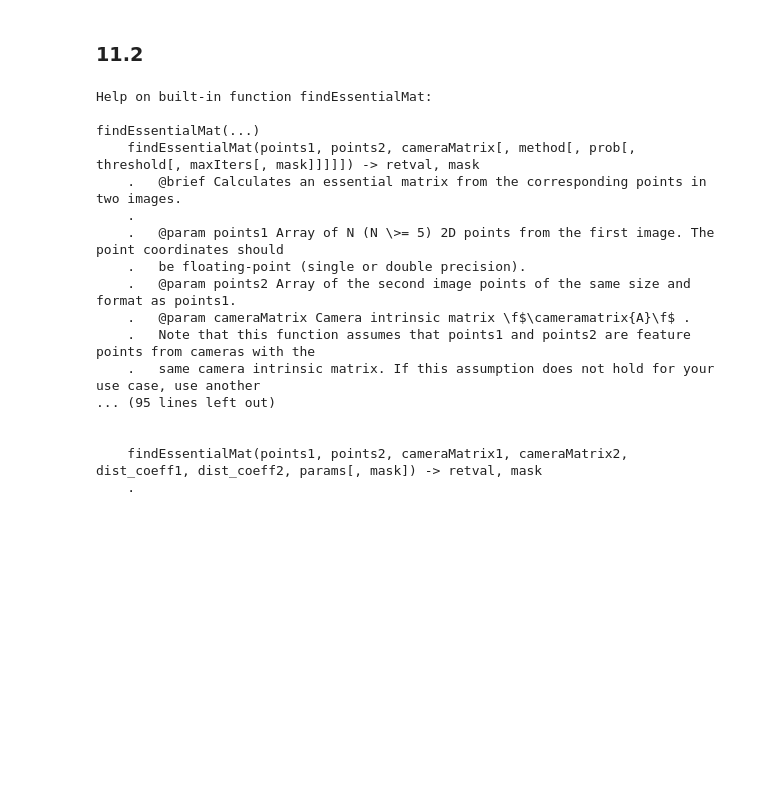
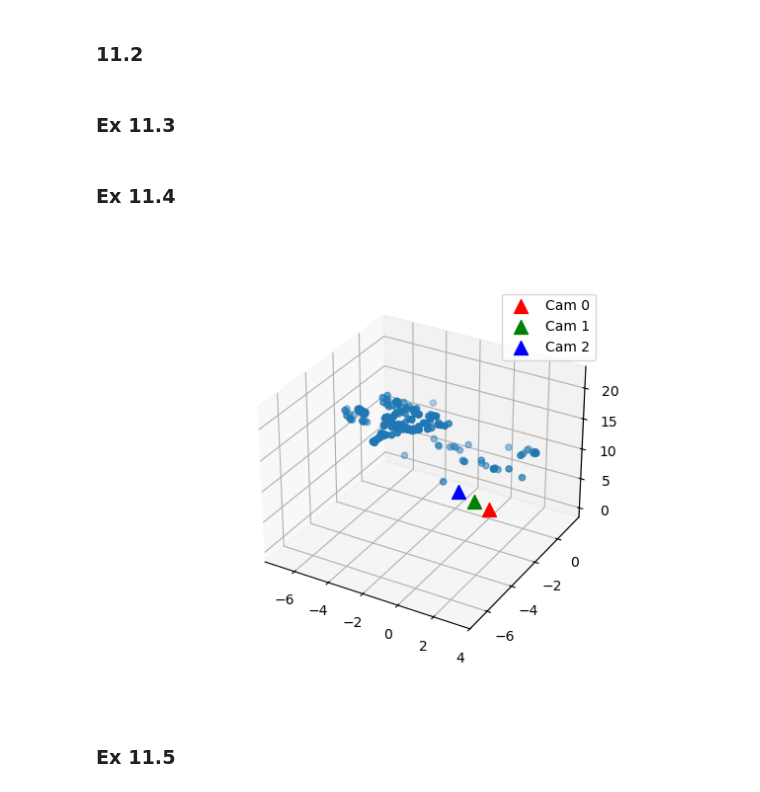
Before and after one commit to lukasfalk/02504-Computer-Vision, a Jupyter notebook: Week11/Week11.ipynb, the cells around one changed output. Drawn from its saved outputs; the diff is of its cells as text; code cells hidden in the pictures; blank space fills up the shorter version.

```diff
--- a/Week11/Week11.ipynb
+++ b/Week11/Week11.ipynb
@@ -39,23 +40,50 @@ E, mask_E = cv2.findEssentialMat(pts0, pts1, K, method=cv2.RANSAC,
 
 _, R1, t1, mask_pose = cv2.recoverPose(E, pts0, pts1, K, mask=mask_E)
 
-inlier_mask = (mask_E.ravel() == 1) & (mask_pose.ravel() == 255)
+inlier_mask = (mask_E.ravel() != 0) & (mask_pose.ravel() != 0)
 matches01 = matches01[inlier_mask]
-# %% [output]
-Help on built-in function findEssentialMat:
-
-findEssentialMat(...)
-    findEssentialMat(points1, points2, cameraMatrix[, method[, prob[, threshold[, maxIters[, mask]]]]]) -> retval, mask
-    .   @brief Calculates an essential matrix from the corresponding points in two images.
-    .
-    .   @param points1 Array of N (N \>= 5) 2D points from the first image. The point coordinates should
-    .   be floating-point (single or double precision).
-    .   @param points2 Array of the second image points of the same size and format as points1.
-    .   @param cameraMatrix Camera intrinsic matrix \f$\cameramatrix{A}\f$ .
-    .   Note that this function assumes that points1 and points2 are feature points from cameras with the
-    .   same camera intrinsic matrix. If this assumption does not hold for your use case, use another
-... (95 lines left out)
-
-
-    findEssentialMat(points1, points2, cameraMatrix1, cameraMatrix2, dist_coeff1, dist_coeff2, params[, mask]) -> retval, mask
-    .
+# %% [markdown]
+### Ex 11.3
+# %%
+_, idx01, idx12 = np.intersect1d(matches01[:, 1], matches12[:, 0], return_indices=True)
+
+points0 = kp0[matches01[idx01, 0]]
+points1 = kp1[matches01[idx01, 1]]   # == kp1[matches12[idx12, 0]]
+points2 = kp2[matches12[idx12, 1]]
+# %% [markdown]
+### Ex 11.4
+# %%
+%matplotlib widget
+# --- Triangulate 3D points from image 0 & image 1 ---
+P0 = K @ np.hstack((np.eye(3), np.zeros((3, 1))))       # camera 0 at origin
+P1 = K @ np.hstack((R1, t1))                              # camera 1 pose from ex 11.2
+
+Q_hom = cv2.triangulatePoints(P0, P1, points0.T.astype(np.float64), points1.T.astype(np.float64))
+Q = Q_hom[:3] / Q_hom[3]
+
+# --- Estimate pose of camera 2 with PnP RANSAC ---
+distCoeffs = np.zeros(5)
+success, rvec2, t2, inliers = cv2.solvePnPRansac(
+    Q.T.astype(np.float64), points2.astype(np.float64), K, distCoeffs
+)
+R2, _ = cv2.Rodrigues(rvec2)
+
+# --- Visualize inlier 3D points ---
+fig = plt.figure()
+ax = fig.add_subplot(projection='3d')
+ax.scatter(*Q[:, inliers.flatten()])
+
+# --- Camera positions in world coordinates ---
+C0 = np.zeros(3)              # camera 0 is world origin
+C1 = -R1.T @ t1.flatten()     # camera 1 position
+C2 = -R2.T @ t2.flatten()     # camera 2 position
+
+ax.scatter(*C0, c='r', marker='^', s=100, label='Cam 0')
+ax.scatter(*C1, c='g', marker='^', s=100, label='Cam 1')
+ax.scatter(*C2, c='b', marker='^', s=100, label='Cam 2')
+ax.legend()
+plt.show()
+# %% [output]
+[figure, added]
+# %% [markdown]
+### Ex 11.5
```
Also changed, not shown: parts of 6 cells of this notebook.
